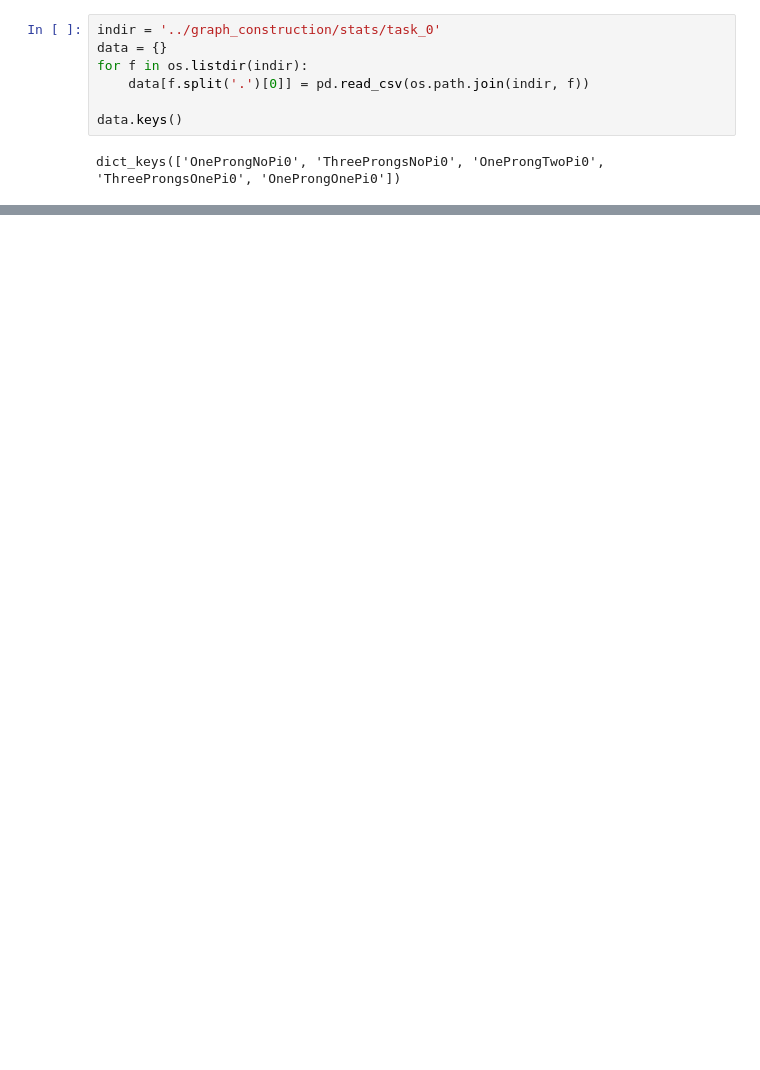
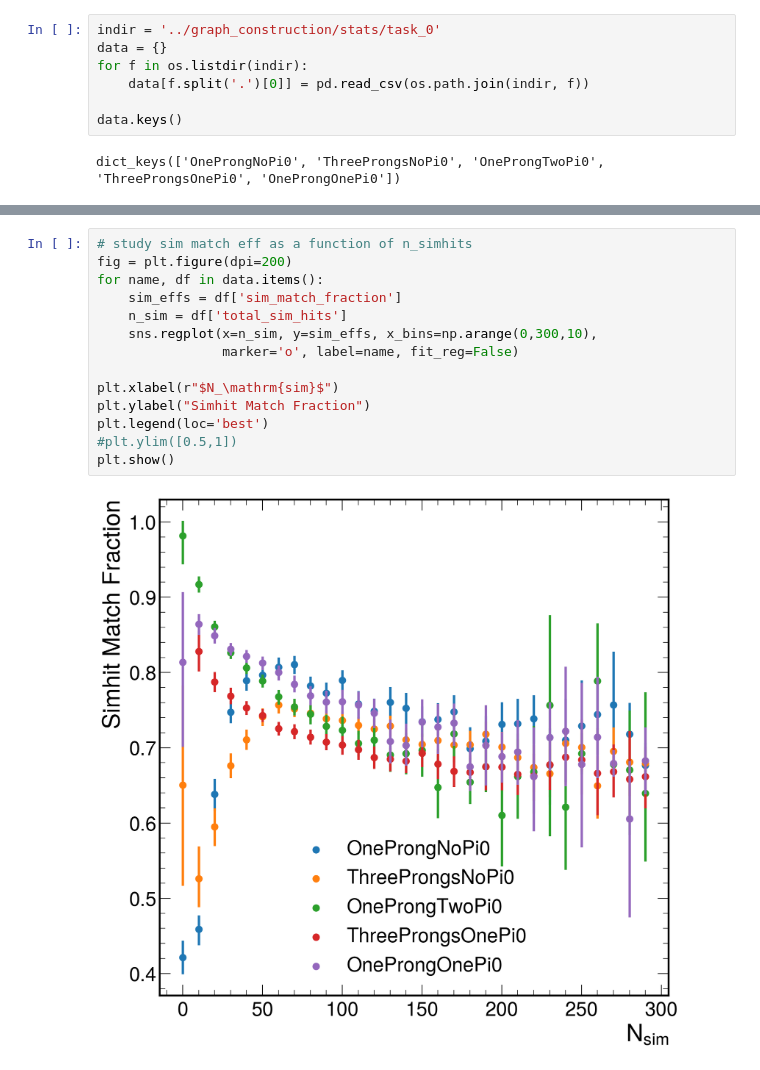
Before and after one commit to GageDeZoort/gnns-for-displaced-taus, a Jupyter notebook: plotting/graph_construction_efficiencies.ipynb, the cells around one changed output, grey strips where cells are left out. Drawn from its saved outputs; the diff is of its cells as text; blank space fills up the shorter version.

```diff
--- a/plotting/graph_construction_efficiencies.ipynb
+++ b/plotting/graph_construction_efficiencies.ipynb
@@ -119,0 +133,16 @@ plt.show()
+# %%
+# study sim match eff as a function of n_simhits
+fig = plt.figure(dpi=200)
+for name, df in data.items():
+    sim_effs = df['sim_match_fraction']
+    n_sim = df['total_sim_hits']
+    sns.regplot(x=n_sim, y=sim_effs, x_bins=np.arange(0,300,10),
+                marker='o', label=name, fit_reg=False)
+
+plt.xlabel(r"$N_\mathrm{sim}$")
+plt.ylabel("Simhit Match Fraction")
+plt.legend(loc='best')
+#plt.ylim([0.5,1])
+plt.show()
+# %% [output]
+[figure, added]
```
Also changed, not shown: parts of 8 cells of this notebook, 7 other files.
